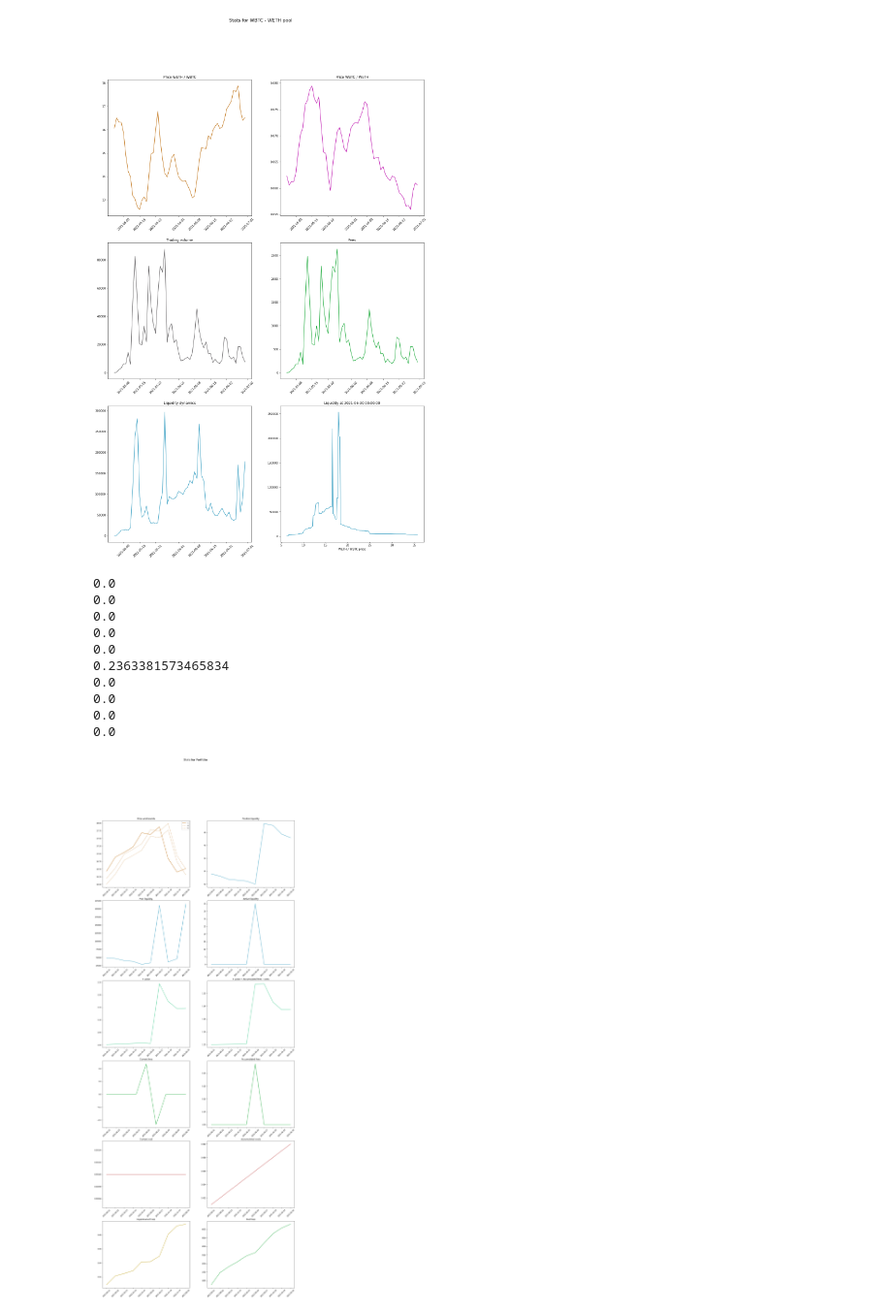
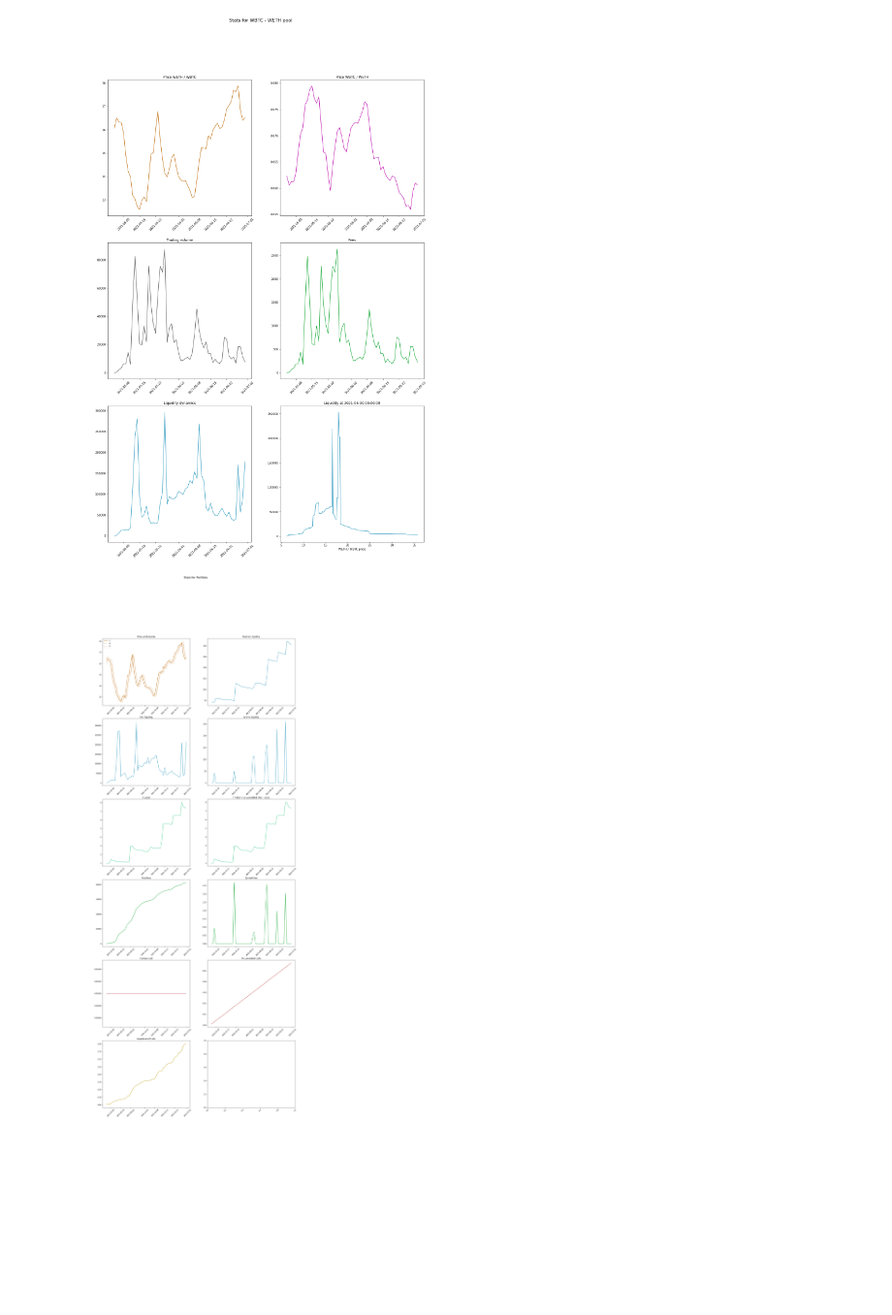
Before and after one commit to mellow-finance/mellow-strategy-sdk, a Jupyter notebook: examples/data.ipynb, the cells around one changed output. Shown at 97% size. Drawn from its saved outputs; the diff is of its cells as text; code cells hidden in the pictures; blank space fills up the shorter version.

```diff
--- a/examples/data.ipynb
+++ b/examples/data.ipynb
@@ -52,43 +52,33 @@ p.plot()
 # %%
 from strategy.portfolio import Position
 from strategy.backtest import AbstractStrategy, Backtest
 from strategy.data import PoolData
 from datetime import datetime
 from typing import Callable
 
 class RebalanceStrategy(AbstractStrategy):
     def rebalance(
         self,
         t: datetime,
         c: float,
         vol: float,
         l: Callable[[float], float],
         pool_data: PoolData,
     ) -> bool:
         if not self.portfolio.position("main"):
             self.portfolio.add_position(Position(id="main", a = c / 1.0001 ** 60, b = c * 1.0001 ** 60))
             pos = self.portfolio.position("main")
             pos.deposit(c, 1)
         else:
             pos = self.portfolio.position("main")
             pos.set_a(c / 1.0001 ** 60, c)
             pos.set_b(c * 1.0001 ** 60, c)
 
         return True
 backtest = Backtest(RebalanceStrategy())
-data = p["2021-06-20":"2021-06-30"]
-# data = p
+# data = p["2021-06-20":"2021-06-30"]
+data = p
 backtest.run(data, 0.001)
 backtest.plot(20, 50)
 # %% [output]
-0.0
-0.0
-0.0
-0.0
-0.0
-0.2363381573465834
-0.0
-0.0
-0.0
-0.0
-[figure, old version]
+[figure, new version]
```
Also changed, not shown: parts of 2 cells of this notebook, 1 other file.
